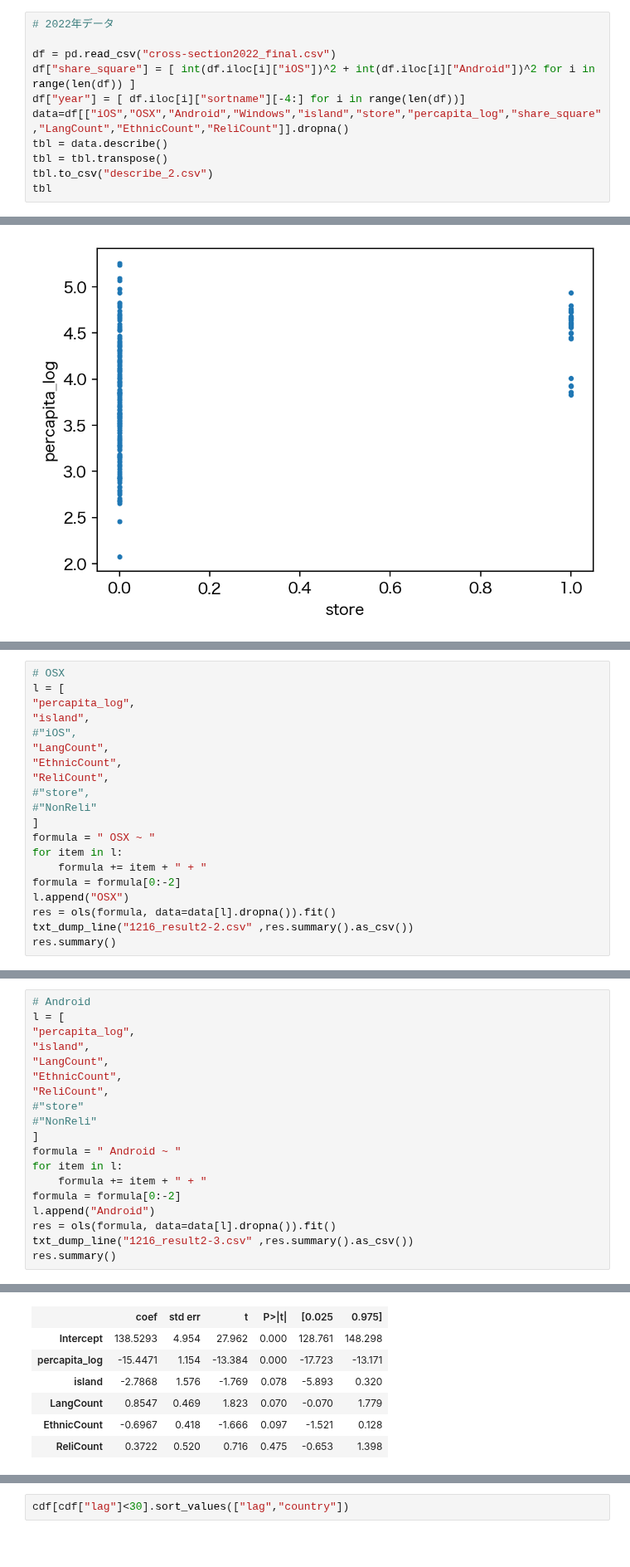
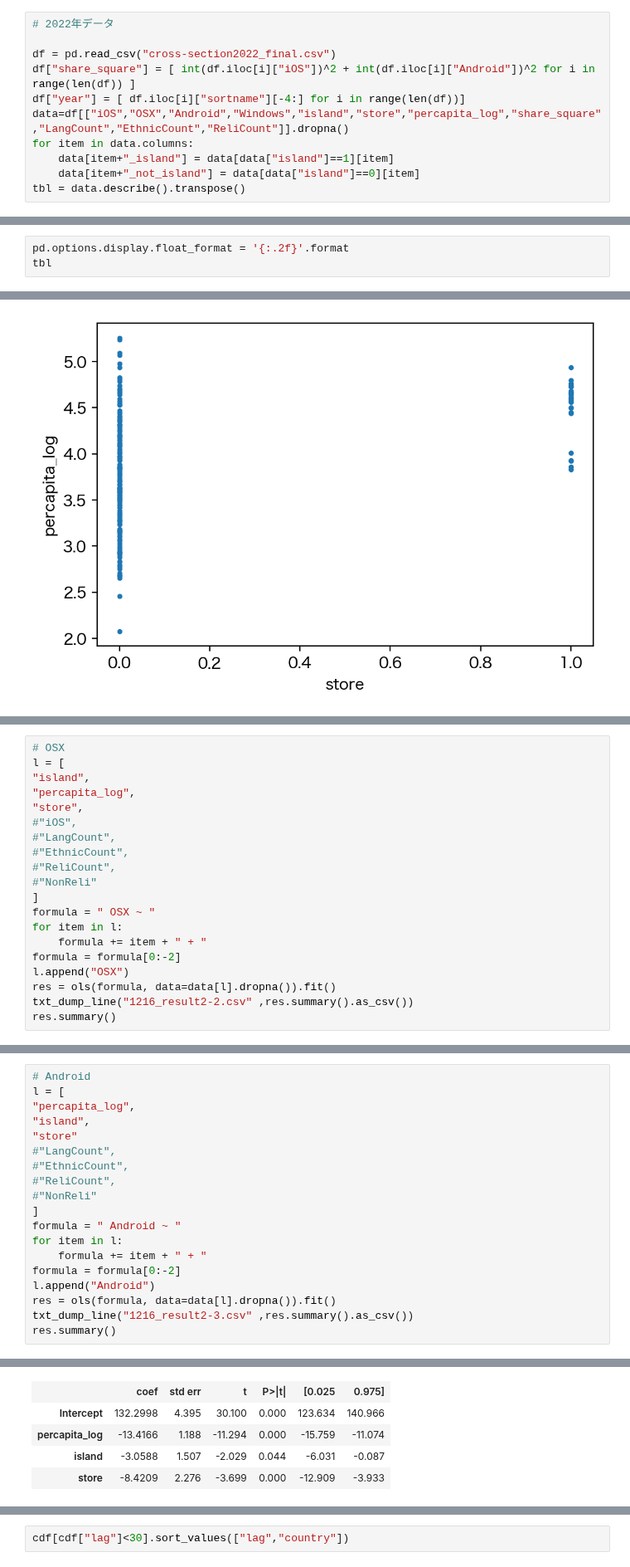
Before and after one commit to kkikrym/graduation_thesis, a Jupyter notebook: analysis.ipynb, the cells around one changed output, grey strips where cells are left out. Shown at 83% size. Saved outputs shown, nothing was run; the diff lists cells and outputs as text; blank space fills up the shorter version.

```diff
--- a/analysis.ipynb
+++ b/analysis.ipynb
@@ -177,8 +177,8 @@ df = pd.read_csv("cross-section2022_final.csv")
 df["share_square"] = [ int(df.iloc[i]["iOS"])^2 + int(df.iloc[i]["Android"])^2 for i in range(len(df)) ]
 df["year"] = [ df.iloc[i]["sortname"][-4:] for i in range(len(df))]
 data=df[["iOS","OSX","Android","Windows","island","store","percapita_log","share_square","LangCount","EthnicCount","ReliCount"]].dropna()
-tbl = data.describe()
-tbl = tbl.transpose()
-tbl.to_csv("describe_2.csv")
-tbl
+for item in data.columns:
+    data[item+"_island"] = data[data["island"]==1][item]
+    data[item+"_not_island"] = data[data["island"]==0][item]
+tbl = data.describe().transpose()
 # %% [output]
@@ -198,0 +186,3 @@ data
+# %%
+pd.options.display.float_format = '{:.2f}'.format
+tbl
@@ -302,13 +308,13 @@ Notes:
 # %%
 # OSX
 l = [
+"island",
 "percapita_log",
-"island",
+"store",
 #"iOS",
-"LangCount",
-"EthnicCount",
-"ReliCount",
-#"store",
+#"LangCount",
+#"EthnicCount",
+#"ReliCount",
 #"NonReli"
 ]
 formula = " OSX ~ "
@@ -349,10 +353,10 @@ Notes:
 l = [
 "percapita_log",
 "island",
-"LangCount",
-"EthnicCount",
-"ReliCount",
-#"store"
+"store"
+#"LangCount",
+#"EthnicCount",
+#"ReliCount",
 #"NonReli"
 ]
 formula = " Android ~ "
@@ -377,8 +381,6 @@ OLS Regression Results
 | Covariance Type: | nonrobust |  |  |
 |  | coef | std err | t | P>|t| | [0.025 | 0.975] |
-| Intercept | 138.5293 | 4.954 | 27.962 | 0.000 | 128.761 | 148.298 |
-| percapita_log | -15.4471 | 1.154 | -13.384 | 0.000 | -17.723 | -13.171 |
-| island | -2.7868 | 1.576 | -1.769 | 0.078 | -5.893 | 0.320 |
-| LangCount | 0.8547 | 0.469 | 1.823 | 0.070 | -0.070 | 1.779 |
-| EthnicCount | -0.6967 | 0.418 | -1.666 | 0.097 | -1.521 | 0.128 |
-| ReliCount | 0.3722 | 0.520 | 0.716 | 0.475 | -0.653 | 1.398 |
+| Intercept | 132.2998 | 4.395 | 30.100 | 0.000 | 123.634 | 140.966 |
+| percapita_log | -13.4166 | 1.188 | -11.294 | 0.000 | -15.759 | -11.074 |
+| island | -3.0588 | 1.507 | -2.029 | 0.044 | -6.031 | -0.087 |
+| store | -8.4209 | 2.276 | -3.699 | 0.000 | -12.909 | -3.933 |
```
Also changed, not shown: parts of 9 cells of this notebook, 6 other files.
